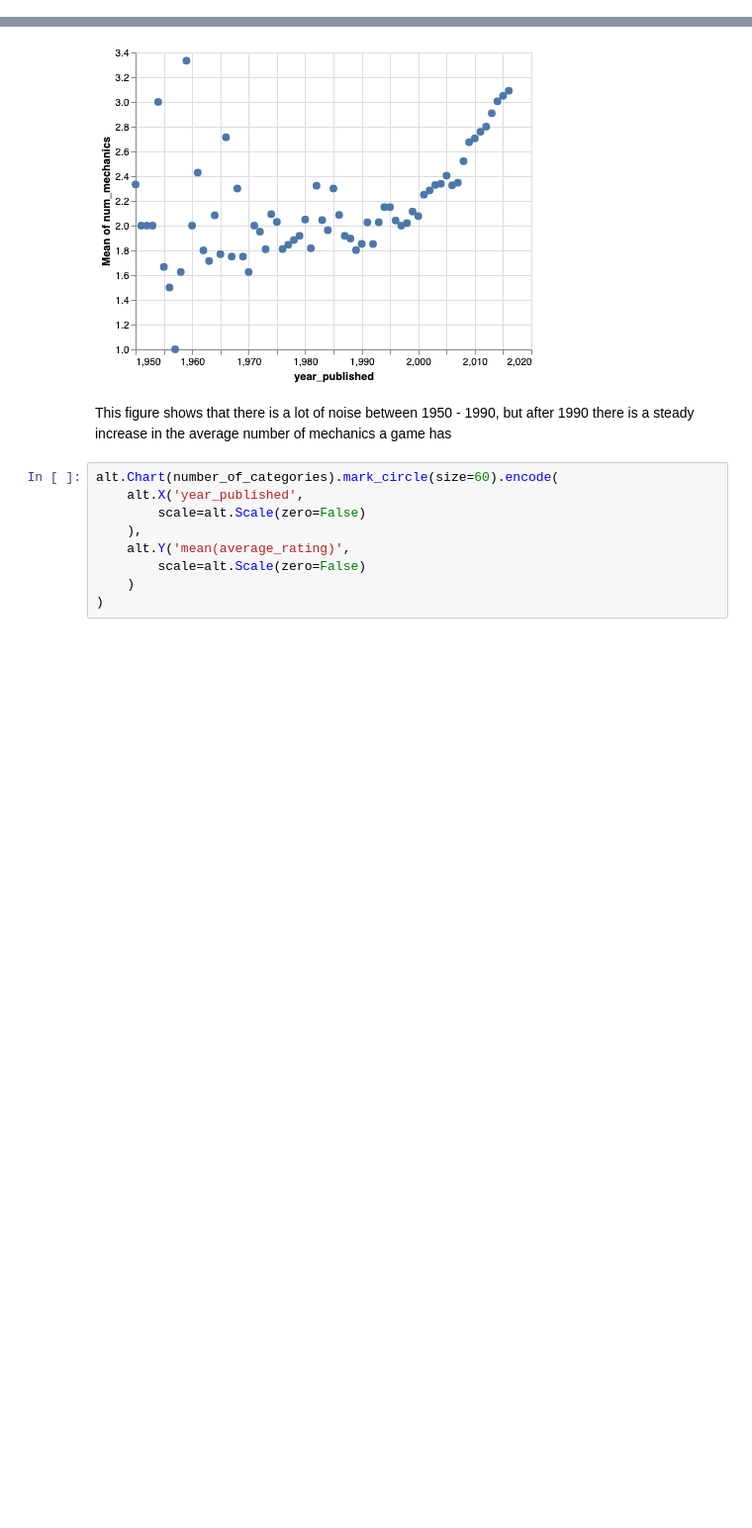
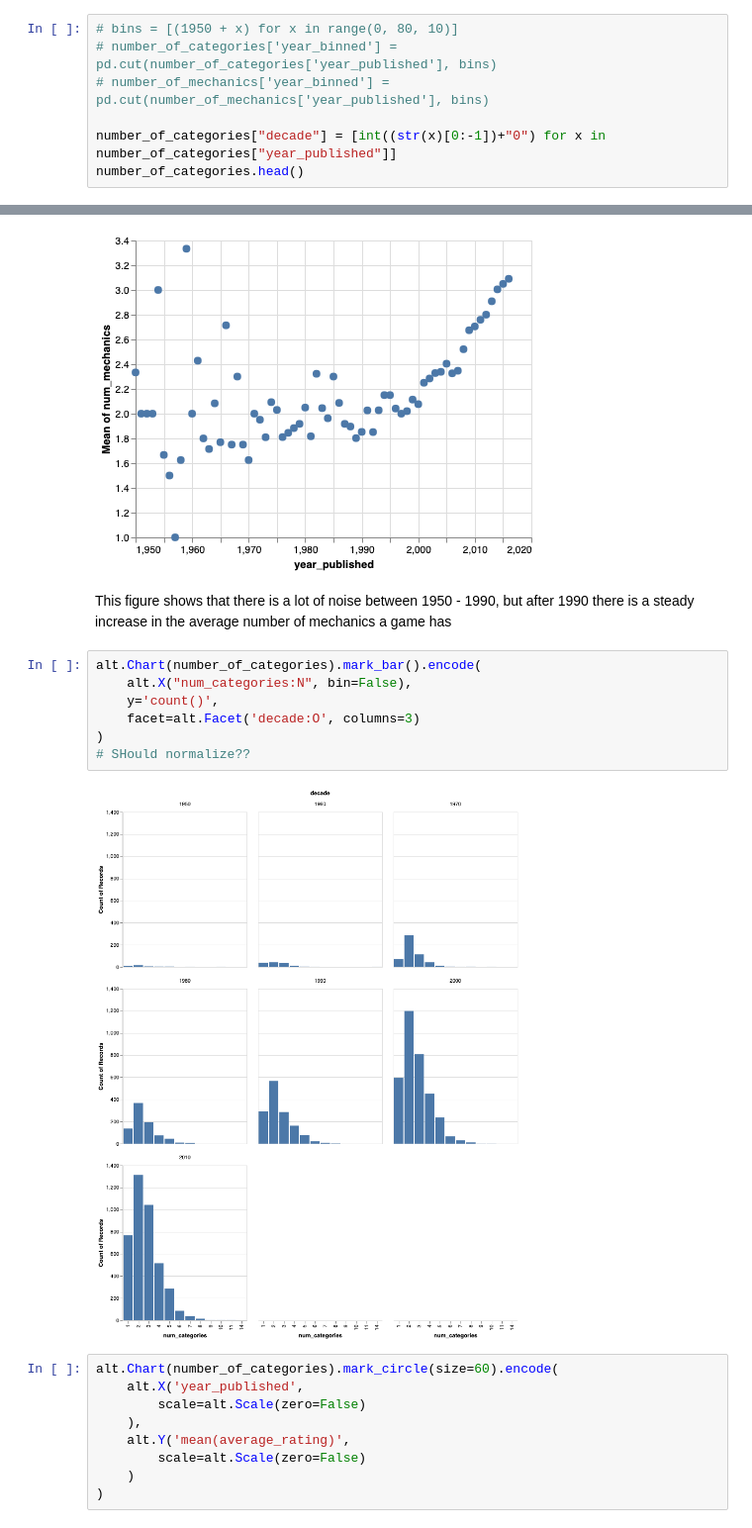
Before and after one commit to ubco-mds-2020-labs/data-550-project2-group-14, a Jupyter notebook: boardgame_EDA_2.ipynb, the cells around one changed output, grey strips where cells are left out. Shown: that part at 99% size. Saved outputs shown, nothing was run; the diff lists cells and outputs as text; blank space fills up the shorter version.

Commit message:
facet by year

```diff
--- a/boardgame_EDA_2.ipynb
+++ b/boardgame_EDA_2.ipynb
@@ -198,3 +198,10 @@ number_of_categories["num_categories"] = [len(x.split(",")) for x in number_of_c
 
 number_of_mechanics = number_of_mechanics.dropna(subset=["mechanic"])
 number_of_mechanics["num_mechanics"] = [len(x.split(",")) for x in number_of_mechanics["mechanic"]]
+# %%
+# bins = [(1950 + x) for x in range(0, 80, 10)]
+# number_of_categories['year_binned'] = pd.cut(number_of_categories['year_published'], bins)
+# number_of_mechanics['year_binned'] = pd.cut(number_of_mechanics['year_published'], bins)
+
+number_of_categories["decade"] = [int((str(x)[0:-1])+"0") for x in number_of_categories["year_published"]]
+number_of_categories.head()
@@ -329,6 +344,15 @@ alt.Chart(number_of_mechanics).mark_circle(size=60).encode(
 [figure]
 # %% [markdown]
 This figure shows that there is a lot of noise between 1950 - 1990, but after 1990 there is a steady increase in the average number of mechanics a game has
+# %%
+alt.Chart(number_of_categories).mark_bar().encode(
+    alt.X("num_categories:N", bin=False),
+    y='count()',
+    facet=alt.Facet('decade:O', columns=3)
+)
+# SHould normalize??
+# %% [output]
+[figure, added]
 # %%
 alt.Chart(number_of_categories).mark_circle(size=60).encode(
     alt.X('year_published',
```
Also changed, not shown: parts of 1 cell of this notebook.
